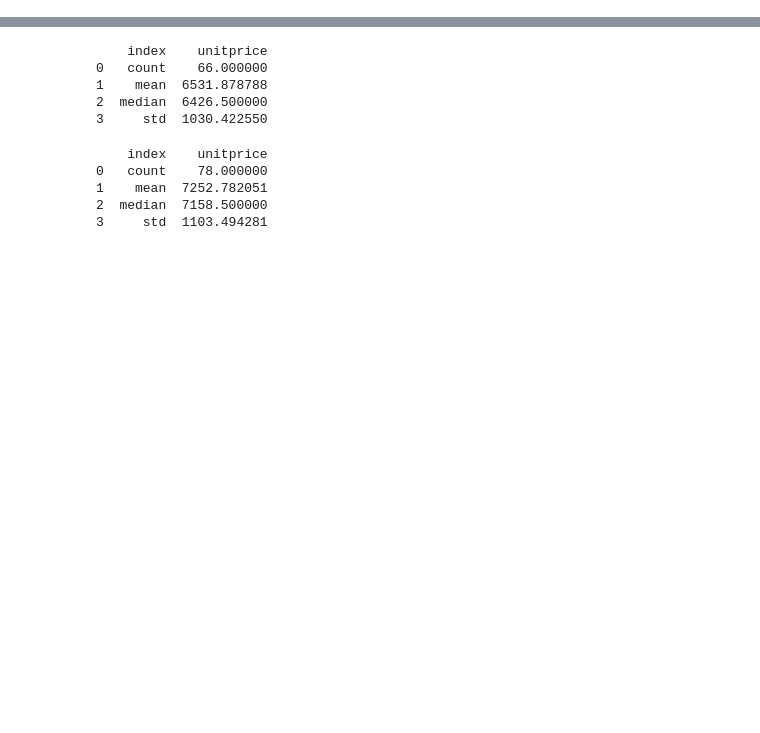
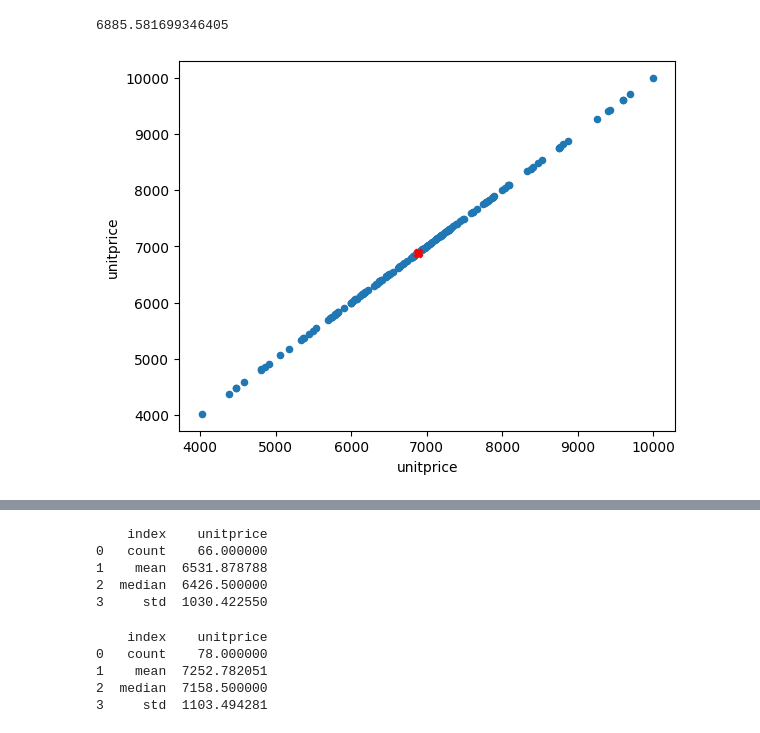
Before and after one commit to jkb-mchlk/jkb-mchlk, a Jupyter notebook: szkolenie_projekt.ipynb, the cells around one changed output, grey strips where cells are left out. Cells and saved outputs as stored; diff of their text form; code cells hidden in the pictures; blank space fills up the shorter version.

```diff
--- a/szkolenie_projekt.ipynb
+++ b/szkolenie_projekt.ipynb
@@ -122 +141,14 @@ Index: []
 data = data[data['unitprice'] < 20000]
+# %%
+# wykres po usunięciu
+
+ax = data.plot (kind = 'scatter', x= 'unitprice', y= 'unitprice')
+
+mean_price = data['unitprice'].mean()
+
+ax.scatter(mean_price, mean_price, color = 'red', marker = 'X')
+
+plt.show()
+# %% [output]
+6885.581699346405
+[figure, added]
```
Also changed, not shown: parts of 28 cells of this notebook.
